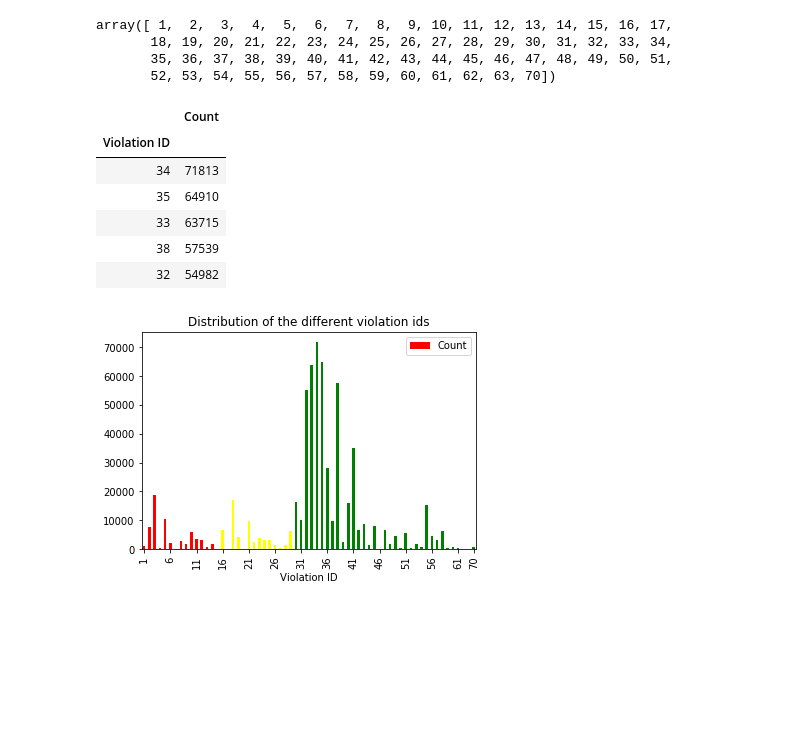
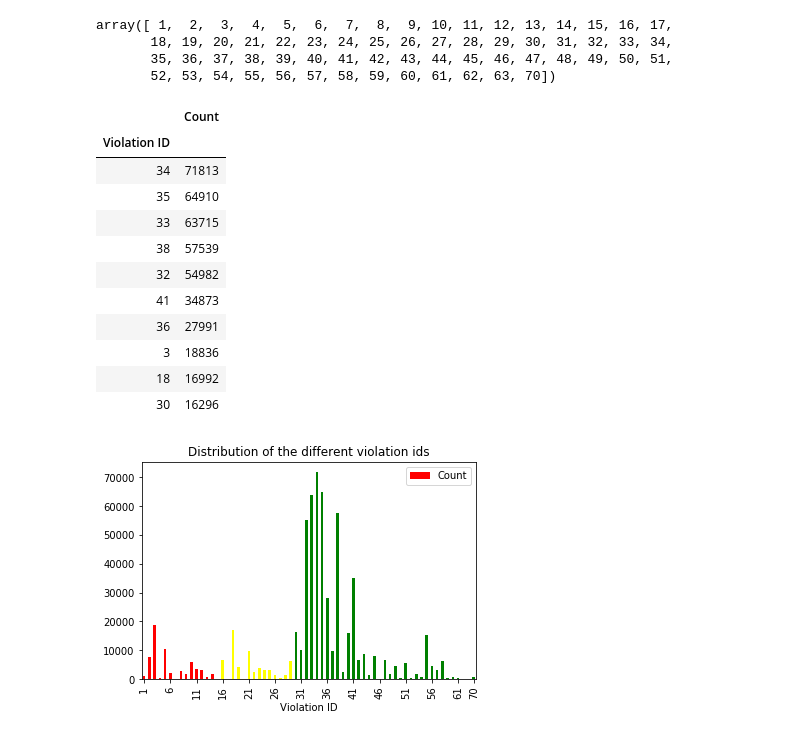
Before and after one commit to VodopaDev/CS401-Chicago-Crime-Analysis, a Jupyter notebook: violations.ipynb, the cells around one changed output. Cells and saved outputs as stored; diff of their text form; code cells hidden in the pictures; blank space fills up the shorter version.

```diff
--- a/violations.ipynb
+++ b/violations.ipynb
@@ -57,3 +57,13 @@ violations.head()
 | 2 | 2316054 | SUBWAY | SUBWAY | 2590201.0 | Restaurant | Risk 1 (High) | 2512 W NORTH AVE | CHICAGO | IL | ... |
 | 3 | 2316057 | LITTLE GENIUS COMMUNITY DAYCARE 11 | LITTLE GENIUS COMMUNITY DAYCARE | 2359451.0 | Daycare (2 - 6 Years) | Risk 1 (High) | 1000 W 103RD ST | CHICAGO | IL | ... |
 5 rows × 23 columns
+# %%
+def get_violation_risk(x):
+    if (x <= 14):
+        return 'Risk 1 (High)'
+    if (x <= 29):
+        return 'Risk 2 (Medium)'
+    return 'Risk 3 (Low)'
+
+violations['Violation Risk'] = violations['Violation ID'].apply(get_violation_risk)
+violations.head()
@@ -67,15 +85,20 @@ array([ 1,  2,  3,  4,  5,  6,  7,  8,  9, 10, 11, 12, 13, 14, 15, 16, 17,
        35, 36, 37, 38, 39, 40, 41, 42, 43, 44, 45, 46, 47, 48, 49, 50, 51,
        52, 53, 54, 55, 56, 57, 58, 59, 60, 61, 62, 63, 70])
 # %%
-violations_count = violations[['Inspection ID', 'Violation ID']].groupby('Violation ID').count().rename(columns={'Inspection ID' : 'Count'})
-violations_count.sort_values('Count', ascending=False).head()
+violations_id_count = violations[['Inspection ID', 'Violation ID']].groupby('Violation ID').count().rename(columns={'Inspection ID' : 'Count'})
+violations_id_count.sort_values('Count', ascending=False).head(10)
 # %% [output]
 |  | Count |
 | Violation ID |  |
 | 34 | 71813 |
 | 35 | 64910 |
 | 33 | 63715 |
 | 38 | 57539 |
 | 32 | 54982 |
+| 41 | 34873 |
+| 36 | 27991 |
+| 3 | 18836 |
+| 18 | 16992 |
+| 30 | 16296 |
 # %%
 colors = [['red']*14 + ['yellow']*15 + ['green']*(len(violations_count) - 14 - 15)]
```
Also changed, not shown: parts of 3 cells of this notebook.
